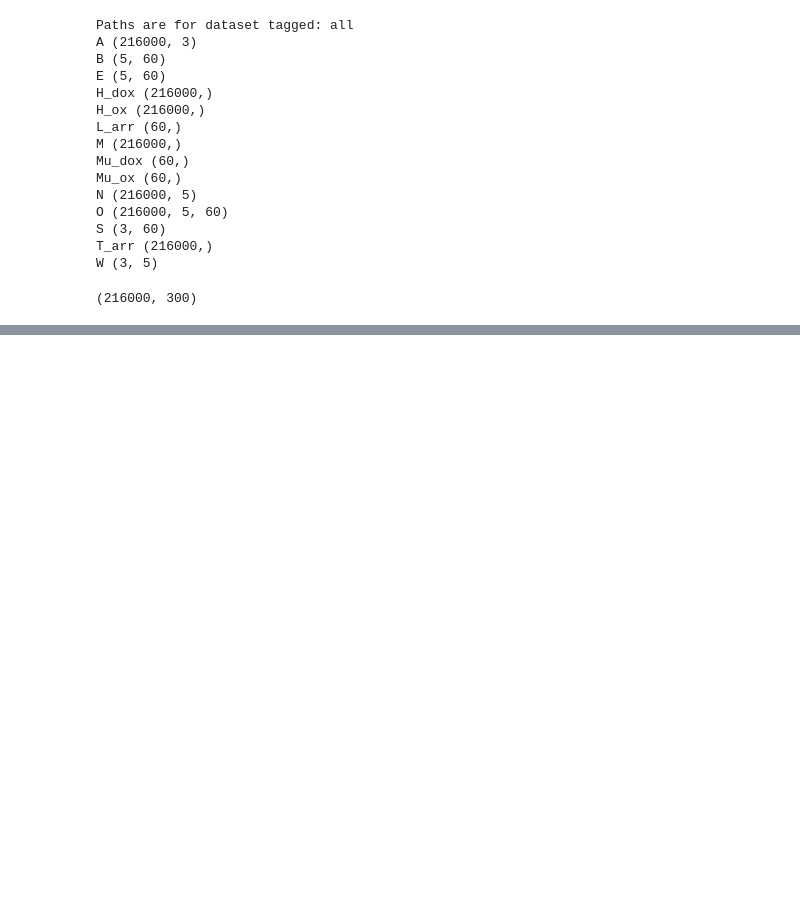
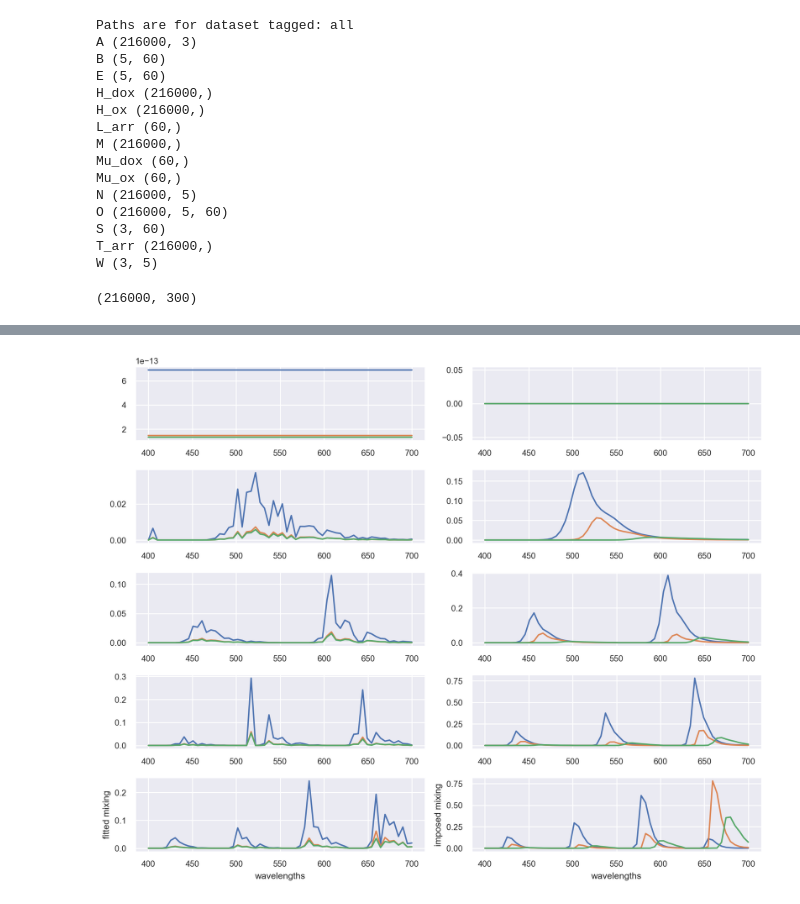
Before and after one commit to AllenInstitute/sourcesep, a Jupyter notebook: notebooks/11_nmf_tests.ipynb, the cells around one changed output, grey strips where cells are left out. Saved outputs shown, nothing was run; the diff lists cells and outputs as text; code cells hidden in the pictures; blank space fills up the shorter version.

```diff
--- a/notebooks/11_nmf_tests.ipynb
+++ b/notebooks/11_nmf_tests.ipynb
@@ -72,0 +158,21 @@ for i in range(3):
+# %%
+n_factors = 3
+n_lasers = 5
+fig, ax = plt.subplots(5,2, figsize=(10,8))
+W_norm = W / (np.sum(W,axis=1, keepdims=True) + 1e-10)
+
+for laser in range(n_lasers):
+    idx = np.arange(L_arr.size)*laser
+    for factor in range(n_factors):
+        ax[laser,0].plot(L_arr, W[idx,factor])
+
+for laser in range(n_lasers):
+    idx = np.arange(L_arr.size)*laser
+    for factor in range(n_factors):
+        ax[laser,1].plot(L_arr, M[idx,factor])
+
+ax[n_lasers-1,0].set(xlabel='wavelengths', ylabel='fitted mixing')
+ax[n_lasers-1,1].set(xlabel='wavelengths', ylabel='imposed mixing')
+plt.tight_layout()
+# %% [output]
+[figure, added]
```
Also changed, not shown: parts of 10 cells of this notebook, 4 other files.
